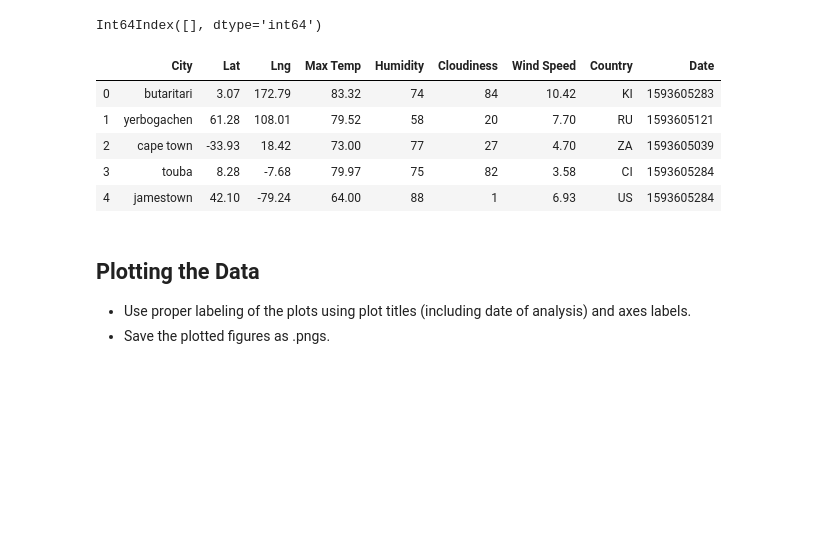
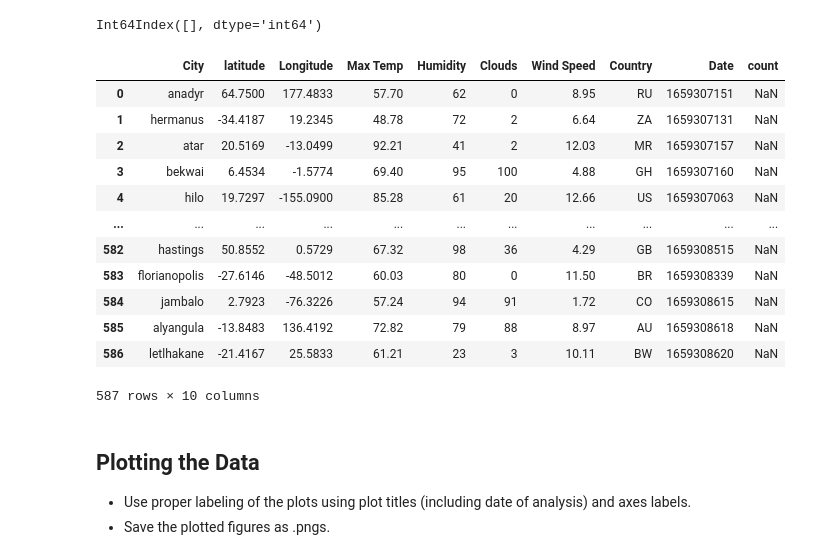
Before and after one commit to ImmaDadTho/python-api-challenge, a Jupyter notebook: WeatherPy.ipynb, the cells around one changed output. Drawn from its saved outputs; the diff is of its cells as text; code cells hidden in the pictures; blank space fills up the shorter version.

```diff
--- a/WeatherPy.ipynb
+++ b/WeatherPy.ipynb
@@ -182,0 +145,15 @@ pprint(CI_weather)
+# %%
+#convert data into dataframe
+CI_weather_pd= pd.DataFrame(cityInfo)
+
+#display dataframe
+#CI_weather_pd.head()
+
+#save data into csv folder
+CI_weather_pd.to_csv("weatherdata.csv")
+
+#read csv folder just created
+CI_weather_pd=pd.read_csv("weatherdata.csv")
+
+#check how many cities data pull was able to retrieve
+len(CI_weather_pd)
@@ -182,0 +168,4 @@ pprint(CI_weather)
+# %%
+#df = df.drop('column_name', axis=1)
+weather_df = CI_weather_pd.drop('Unnamed: 0', axis=1)
+weather_df.head(3)
@@ -197,18 +211,29 @@ Skip this step if there are no cities that have humidity > 100%.
 | max | 78.220000 | 179.320000 | 102.200000 | 100.000000 | 100.000000 | 46.080000 | 1.585764e+09 |
 # %%
 #  Get the indices of cities that have humidity over 100%.
+hunhumidity = weather_df[weather_df['Humidity'] > 100 ].index
+hunhumidity
 # %% [output]
 Int64Index([], dtype='int64')
 # %%
 # Make a new DataFrame equal to the city data to drop all humidity outliers by index.
 # Passing "inplace=False" will make a copy of the city_data DataFrame, which we call "clean_city_data".
+clean_city_data = weather_df.drop(hunhumidity, inplace = False)
+clean_city_data
 # %% [output]
-|  | City | Lat | Lng | Max Temp | Humidity | Cloudiness | Wind Speed | Country | Date |
-| 0 | butaritari | 3.07 | 172.79 | 83.32 | 74 | 84 | 10.42 | KI | 1593605283 |
-| 1 | yerbogachen | 61.28 | 108.01 | 79.52 | 58 | 20 | 7.70 | RU | 1593605121 |
-| 2 | cape town | -33.93 | 18.42 | 73.00 | 77 | 27 | 4.70 | ZA | 1593605039 |
-| 3 | touba | 8.28 | -7.68 | 79.97 | 75 | 82 | 3.58 | CI | 1593605284 |
-| 4 | jamestown | 42.10 | -79.24 | 64.00 | 88 | 1 | 6.93 | US | 1593605284 |
+|  | City | latitude | Longitude | Max Temp | Humidity | Clouds | Wind Speed | Country | Date | count |
+| 0 | anadyr | 64.7500 | 177.4833 | 57.70 | 62 | 0 | 8.95 | RU | 1659307151 | NaN |
+| 1 | hermanus | -34.4187 | 19.2345 | 48.78 | 72 | 2 | 6.64 | ZA | 1659307131 | NaN |
+| 2 | atar | 20.5169 | -13.0499 | 92.21 | 41 | 2 | 12.03 | MR | 1659307157 | NaN |
+| 3 | bekwai | 6.4534 | -1.5774 | 69.40 | 95 | 100 | 4.88 | GH | 1659307160 | NaN |
+| 4 | hilo | 19.7297 | -155.0900 | 85.28 | 61 | 20 | 12.66 | US | 1659307063 | NaN |
+| ... | ... | ... | ... | ... | ... | ... | ... | ... | ... | ... |
+| 582 | hastings | 50.8552 | 0.5729 | 67.32 | 98 | 36 | 4.29 | GB | 1659308515 | NaN |
+| 583 | florianopolis | -27.6146 | -48.5012 | 60.03 | 80 | 0 | 11.50 | BR | 1659308339 | NaN |
+| 584 | jambalo | 2.7923 | -76.3226 | 57.24 | 94 | 91 | 1.72 | CO | 1659308615 | NaN |
+| 585 | alyangula | -13.8483 | 136.4192 | 72.82 | 79 | 88 | 8.97 | AU | 1659308618 | NaN |
+| 586 | letlhakane | -21.4167 | 25.5833 | 61.21 | 23 | 3 | 10.11 | BW | 1659308620 | NaN |
+587 rows × 10 columns
 # %% [markdown]
 ## Plotting the Data
 * Use proper labeling of the plots using plot titles (including date of analysis) and axes labels.
```
Also changed, not shown: parts of 10 cells of this notebook, 1 other file.
